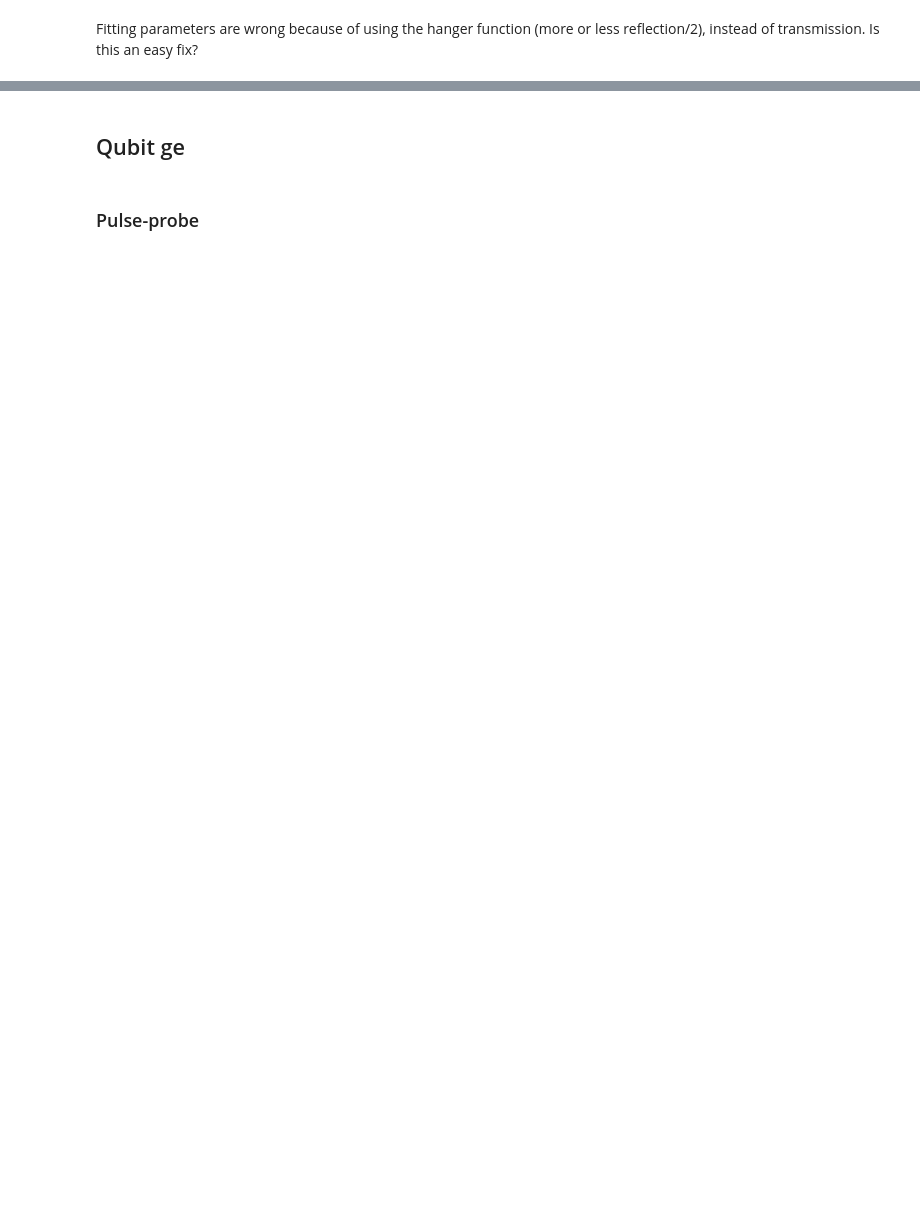
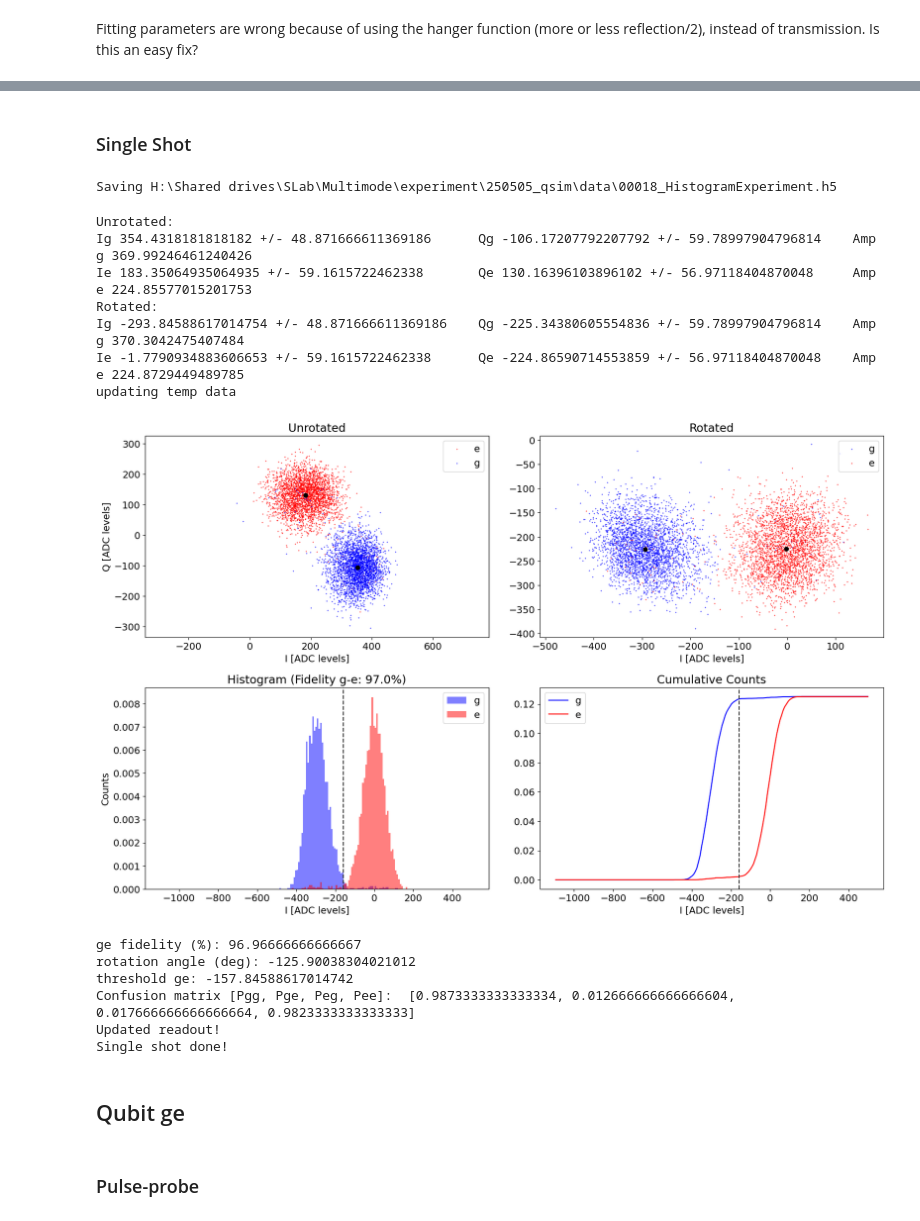
Before and after one commit to SchusterLab/multimode_expts, a Jupyter notebook: single_qubit_autocalibrate.ipynb, the cells around one changed output, grey strips where cells are left out. Saved outputs shown, nothing was run; the diff lists cells and outputs as text; code cells hidden in the pictures; blank space fills up the shorter version.

```diff
--- a/single_qubit_autocalibrate.ipynb
+++ b/single_qubit_autocalibrate.ipynb
@@ -154,3 +196,19 @@ Throughout the notebook, the updated config will only live in memory, until you
 # %%
 config_thisrun = AttrDict(deepcopy(yaml_cfg))
+# %%
+expts_to_run = {# readout
+                'res_spec': False, # Readout spectroscopy
+                'single_shot': True,
+                # qubit ge
+                'pulse_probe_ge': False,
+                't2_ge': True,
+                'amplitude_ge': True,
+                't1_ge': True,
+                # qubit ef
+                'pulse_probe_ef': False,
+                't2_ef': True,
+                'amplitude_ef': True,
+                't1_ef': True
+
+                }
 # %% [markdown]
@@ -201,0 +247,9 @@ Updated readout frequency!
+# %%
+if expts_to_run['res_spec']:
+    rspec = do_res_spec()
+# %%
+if expts_to_run['res_spec']:
+    update_res_spec(rspec, config_thisrun)
+    print('Resonator spectroscopy done!')
+# %% [markdown]
+### Single Shot
@@ -202,3 +302,27 @@ Updated readout frequency!
+# %%
+if expts_to_run['single_shot']:
+    hstgrm = do_single_shot(config_thisrun,  expt_path, config_path)
+# %% [output]
+Saving H:\Shared drives\SLab\Multimode\experiment\250505_qsim\data\00018_HistogramExperiment.h5
+# %%
+if expts_to_run['single_shot']:
+    update_single_shot(hstgrm, config_thisrun)
+    print('Single shot done!')
+# %% [output]
+Unrotated:
+Ig 354.4318181818182 +/- 48.871666611369186      Qg -106.17207792207792 +/- 59.78997904796814    Amp g 369.99246461240426
+Ie 183.35064935064935 +/- 59.1615722462338       Qe 130.16396103896102 +/- 56.97118404870048     Amp e 224.85577015201753
+Rotated:
+Ig -293.84588617014754 +/- 48.871666611369186    Qg -225.34380605554836 +/- 59.78997904796814    Amp g 370.3042475407484
+Ie -1.7790934883606653 +/- 59.1615722462338      Qe -224.86590714553859 +/- 56.97118404870048    Amp e 224.8729449489785
+updating temp data
+[figure, added]
+ge fidelity (%): 96.96666666666667
+rotation angle (deg): -125.90038304021012
+threshold ge: -157.84588617014742
+Confusion matrix [Pgg, Pge, Peg, Pee]:  [0.9873333333333334, 0.012666666666666604, 0.017666666666666664, 0.9823333333333333]
+Updated readout!
+Single shot done!
 # %% [markdown]
 ## Qubit ge
 # %% [markdown]
```
Also changed, not shown: parts of 68 cells of this notebook, 6 other files.
